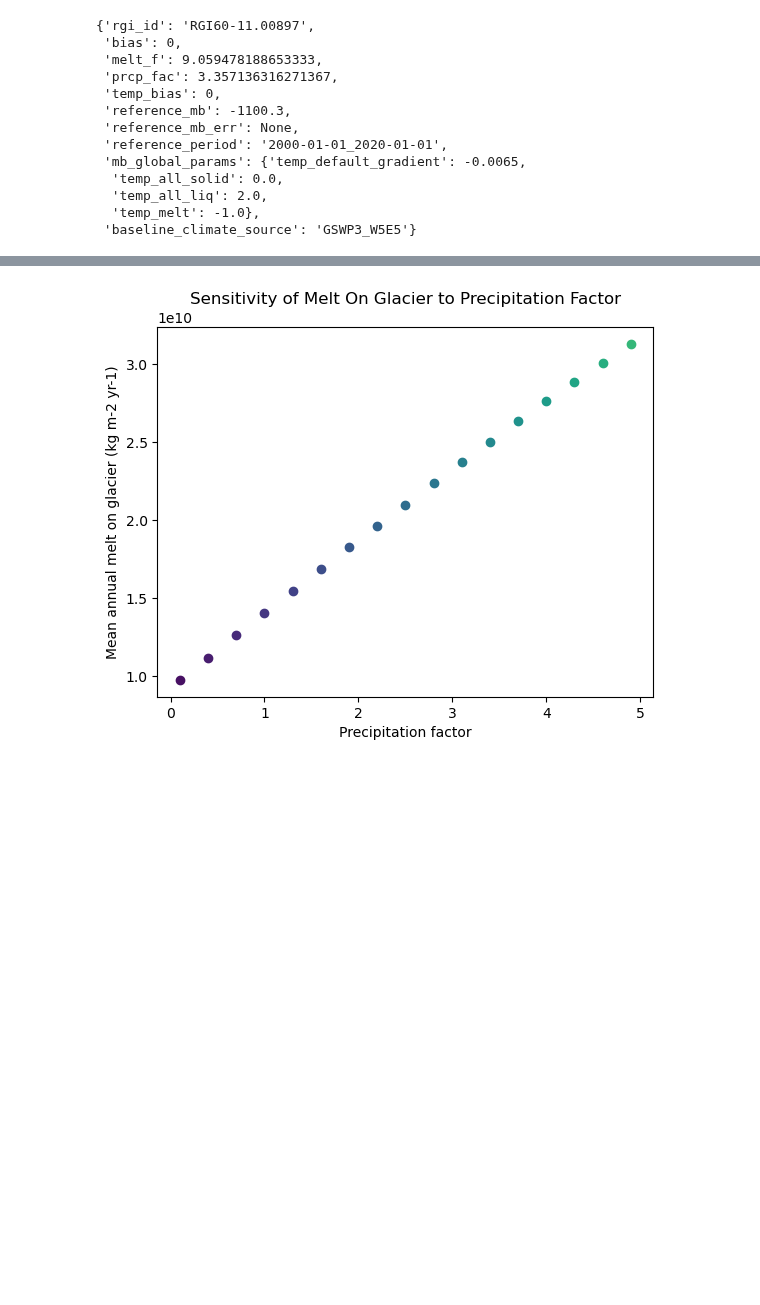
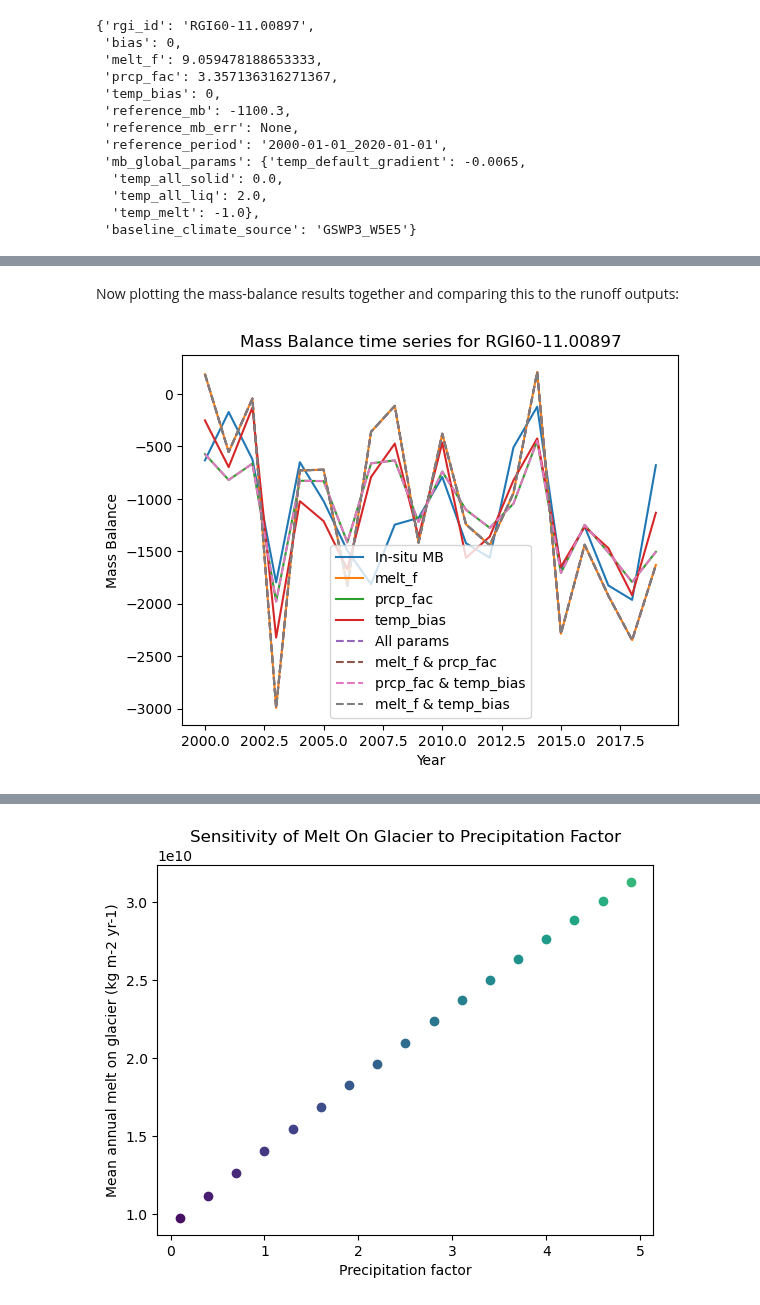
Before and after one commit to OGGM/tutorials, a Jupyter notebook: notebooks/tutorials/runoff_calibration.ipynb, the cells around one changed output, grey strips where cells are left out. Cells and saved outputs as stored; diff of their text form; code cells hidden in the pictures; blank space fills up the shorter version.

```diff
--- a/notebooks/tutorials/runoff_calibration.ipynb
+++ b/notebooks/tutorials/runoff_calibration.ipynb
@@ -307,6 +420,6 @@ Calibrating `melt_f` and `temp_bias`:
 # %%
 # Calibrating the melt_f and temp_bias parameters together
-mb_calibration_from_scalar_mb(gdir_hef,
+mf_tb_calib = mb_calibration_from_scalar_mb(gdir_hef,
                               ref_mb = ref_mb,
                               ref_period=cfg.PARAMS['geodetic_mb_period'],
                               calibrate_param1='melt_f',
@@ -314,6 +427,11 @@ mb_calibration_from_scalar_mb(gdir_hef,
                               overwrite_gdir=True)
 
 file_id = '_mf_tb'
+
+# Adding the mass balance model with the new calibration
+mbmod = massbalance.MonthlyTIModel(gdir_hef)
+fls = gdir_hef.read_pickle('inversion_flowlines')
+mbdf['mf_tb_mb'] = mbmod.get_specific_mb(fls=fls, year=mbdf.index)
 
 # We are using the task run_with_hydro to store hydrological outputs along with the usual glaciological outputs
 # Run this again with the calibrated parameters
@@ -332,3 +450,5 @@ with xr.open_dataset(gdir_hef.get_filepath('model_diagnostics', filesuffix=file_
 # Plot the runoff again for the calibrated melt_f parameter
 sel_vars = [v for v in ds_mf_tb.variables if 'month_2d' not in ds_mf_tb[v].dims]
 df_annual_mf_tb = ds_mf_tb[sel_vars].to_dataframe()
+
+mf_tb_calib
@@ -339,6 +482,6 @@ Now calibrating `melt_f`, `prcp_fac` and `temp_bias` together at the same time:
 # %%
 # Calibrate all of the parameters
-mb_calibration_from_scalar_mb(gdir_hef,
+calib_all = mb_calibration_from_scalar_mb(gdir_hef,
                               ref_mb = ref_mb,
                               ref_period=cfg.PARAMS['geodetic_mb_period'],
                               calibrate_param1='melt_f',
@@ -348,12 +491,17 @@ mb_calibration_from_scalar_mb(gdir_hef,
 
 file_id = '_calib_all'
 
+# Adding the mass balance model with the new calibration
+mbmod = massbalance.MonthlyTIModel(gdir_hef)
+fls = gdir_hef.read_pickle('inversion_flowlines')
+mbdf['calib_all_mb'] = mbmod.get_specific_mb(fls=fls, year=mbdf.index)
+
 # We are using the task run_with_hydro to store hydrological outputs along with the usual glaciological outputs
 # Run this again with the calibrated parameters
 tasks.run_with_hydro(gdir_hef,  # Run on the selected glacier
                      run_task=tasks.run_from_climate_data,  # running from observed climate data
                      ys=2000,  # Period which we will average and constantly repeat
-                     init_model_yr=2000,
+                     init_model_yr=2000, # Start from spinup year 2000
                      init_model_filesuffix='_spinup_historical',  # use the previous run as initial state
                      store_monthly_hydro=True,  # Monthly ouptuts provide additional information
                      output_filesuffix=file_id);  # an identifier for the output file, to read it later
@@ -365,3 +513,5 @@ with xr.open_dataset(gdir_hef.get_filepath('model_diagnostics', filesuffix=file_
 # Plot the runoff again for the calibrated melt_f parameter
 sel_vars = [v for v in ds_calib.variables if 'month_2d' not in ds_calib[v].dims]
 df_annual_calib = ds_calib[sel_vars].to_dataframe()
+
+calib_all
@@ -395,20 +574,24 @@ It can be seen in the graph above that a few different permutation of parameters
+# %% [markdown]
+Now plotting the mass-balance results together and comparing this to the runoff outputs:
 # %%
-# This was why I was doing the massbalance.MonthlyTIMondel(gdir_hef)
-# mbdf['mod_mb_melt_f'] = mb_melf_f.get_specific_mb(h, w, year=mbdf.index) (for example)
+# Now plotting all the mass balance results together
 
-# plt.plot(mbdf['in_situ_mb'], label='In-situ MB')
-# plt.plot(mbdf['mod_mb'], label='Modelled MB via pre-processed directories')
-# plt.plot(mbdf['mod_mb_melt_f'], label='Calibrated melt_f MB')
-# plt.plot(mbdf['mod_mb_prcp_fac'], label='Calibrated prcp_fac MB')
-# plt.plot(mbdf['mod_mb_temp_bias'], label='Calibrated temp_bias MB')
-# plt.plot(mbdf['mod_mb_calib'], label='All params calibrated MB')
-# plt.plot(mbdf['mod_mb_mf_pf'], label='melt_f & prcp_fac calibrated MB')
-# plt.plot(mbdf['mod_mb_pf_tb'], label='prcp_fac & temp_bias calibrated MB')
-# plt.plot(mbdf['mod_mb_mf_tb'], label='melt_f & temp_bias calibrated MB')
-# plt.legend()
-# plt.xlabel("Year")
-# plt.ylabel("Mass Balance");
-# plt.title(f'Mass Balance time series for {rgi_id}');
+# Adding the in-situ mass balance observations for comparison
+mbdf['in_situ_mb'] = gdir_hef.get_ref_mb_data().loc[2000:2019]['ANNUAL_BALANCE']
 
-# Here, melt_f calibrated and all params calibrated give very similar results and overlap, similarly as within the run off timeseries
+# The mass-balance from diffrent calibration runs throughout the tutorial
+plt.plot(mbdf['in_situ_mb'], label='In-situ MB')
+plt.plot(mbdf['melt_f_mb'], label='melt_f')
+plt.plot(mbdf['prcp_fac_mb'], label='prcp_fac')
+plt.plot(mbdf['temp_bias_mb'], label='temp_bias')
+plt.plot(mbdf['calib_all_mb'], label='All params', linestyle='dashed')
+plt.plot(mbdf['mf_pf_mb'], label='melt_f & prcp_fac', linestyle='dashed')
+plt.plot(mbdf['pf_tb_mb'], label='prcp_fac & temp_bias', linestyle='dashed')
+plt.plot(mbdf['mf_tb_mb'], label='melt_f & temp_bias', linestyle='dashed')
+plt.legend()
+plt.xlabel("Year")
+plt.ylabel("Mass Balance");
+plt.title(f'Mass Balance time series for {rgi_id}');
+# %% [output]
+[figure, added]
 # %% [markdown]
```
Also changed, not shown: parts of 41 cells of this notebook.
